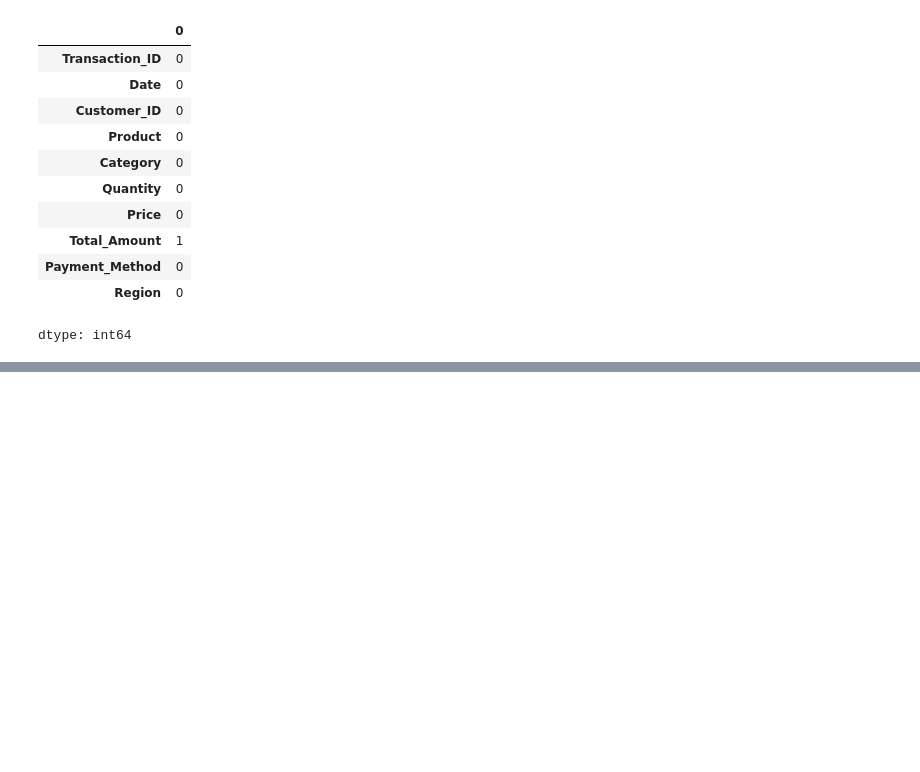
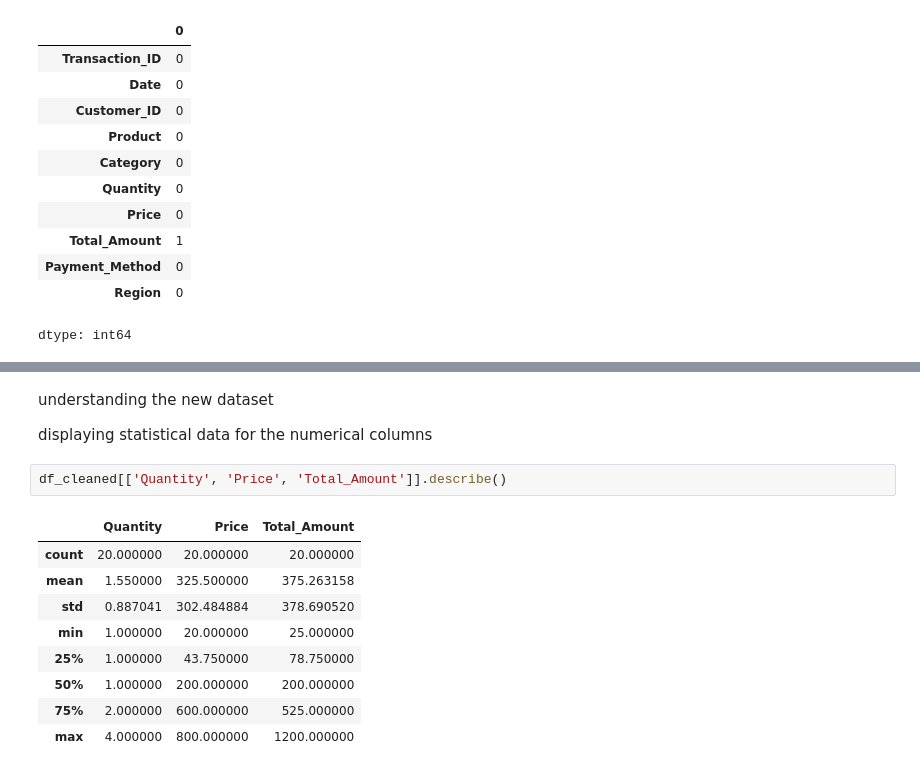
Before and after one commit to tahae02/Week-1-Data-Analysis-Internship-Uptrail, a Jupyter notebook: Week_1_Data_Analysis_for_Business_Insights.ipynb, the cells around one changed output, grey strips where cells are left out. Saved outputs shown, nothing was run; the diff lists cells and outputs as text; blank space fills up the shorter version.

```diff
--- a/Week_1_Data_Analysis_for_Business_Insights.ipynb
+++ b/Week_1_Data_Analysis_for_Business_Insights.ipynb
@@ -74,0 +157,16 @@ df.dropna()
+# %% [markdown]
+understanding the new dataset
+
+displaying statistical data for the numerical columns
+# %%
+df_cleaned[['Quantity', 'Price', 'Total_Amount']].describe()
+# %% [output]
+|  | Quantity | Price | Total_Amount |
+| count | 20.000000 | 20.000000 | 20.000000 |
+| mean | 1.550000 | 325.500000 | 375.263158 |
+| std | 0.887041 | 302.484884 | 378.690520 |
+| min | 1.000000 | 20.000000 | 25.000000 |
+| 25% | 1.000000 | 43.750000 | 78.750000 |
+| 50% | 1.000000 | 200.000000 | 200.000000 |
+| 75% | 2.000000 | 600.000000 | 525.000000 |
+| max | 4.000000 | 800.000000 | 1200.000000 |
```
Also changed, not shown: parts of 20 cells of this notebook.
